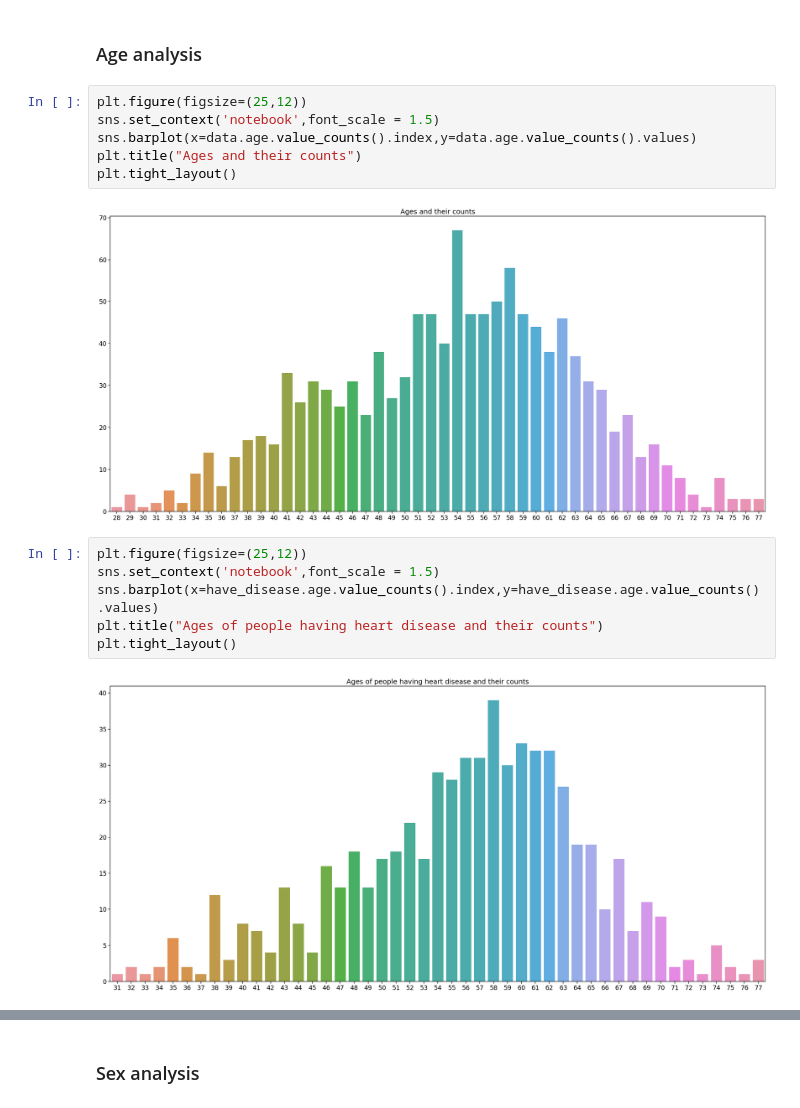
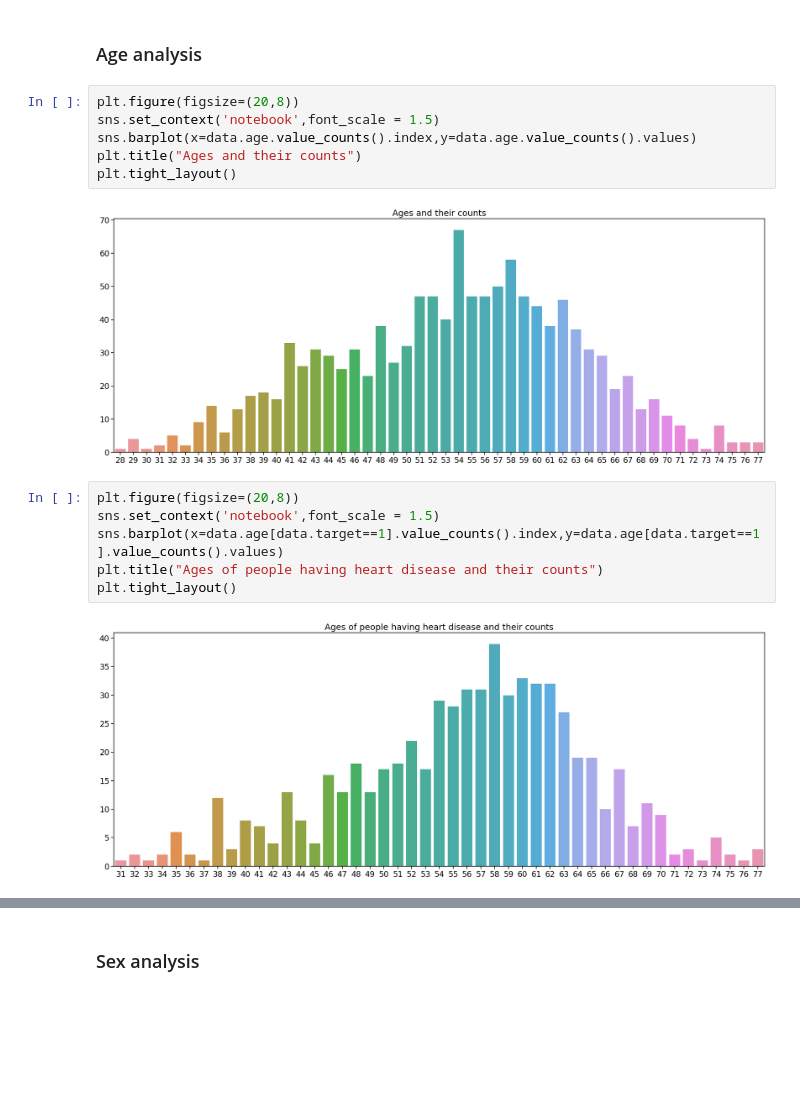
Before and after one commit to erdenahmet11/Heart-Disease-Prediction, a Jupyter notebook: Final-Project.ipynb, the cells around one changed output, grey strips where cells are left out. Cells and saved outputs as stored; diff of their text form; blank space fills up the shorter version.

```diff
--- a/Final-Project.ipynb
+++ b/Final-Project.ipynb
@@ -86,18 +69,18 @@ have_disease
 # %% [markdown]
 ### Age analysis
 # %%
-plt.figure(figsize=(25,12))
+plt.figure(figsize=(20,8))
 sns.set_context('notebook',font_scale = 1.5)
 sns.barplot(x=data.age.value_counts().index,y=data.age.value_counts().values)
 plt.title("Ages and their counts")
 plt.tight_layout()
 # %% [output]
-[figure, old version]
+[figure, new version]
 # %%
-plt.figure(figsize=(25,12))
+plt.figure(figsize=(20,8))
 sns.set_context('notebook',font_scale = 1.5)
-sns.barplot(x=have_disease.age.value_counts().index,y=have_disease.age.value_counts().values)
+sns.barplot(x=data.age[data.target==1].value_counts().index,y=data.age[data.target==1].value_counts().values)
 plt.title("Ages of people having heart disease and their counts")
 plt.tight_layout()
 # %% [output]
-[figure, old version]
+[figure, new version]
```
Also changed, not shown: parts of 34 cells of this notebook.
